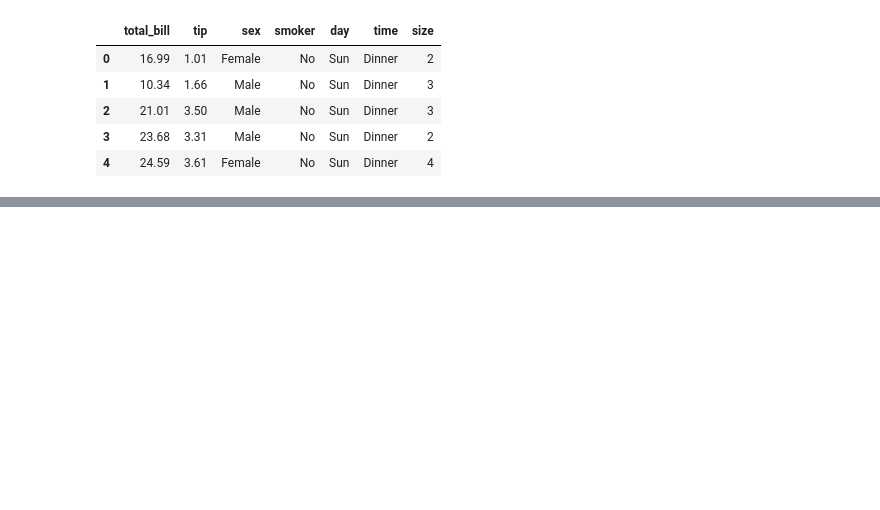
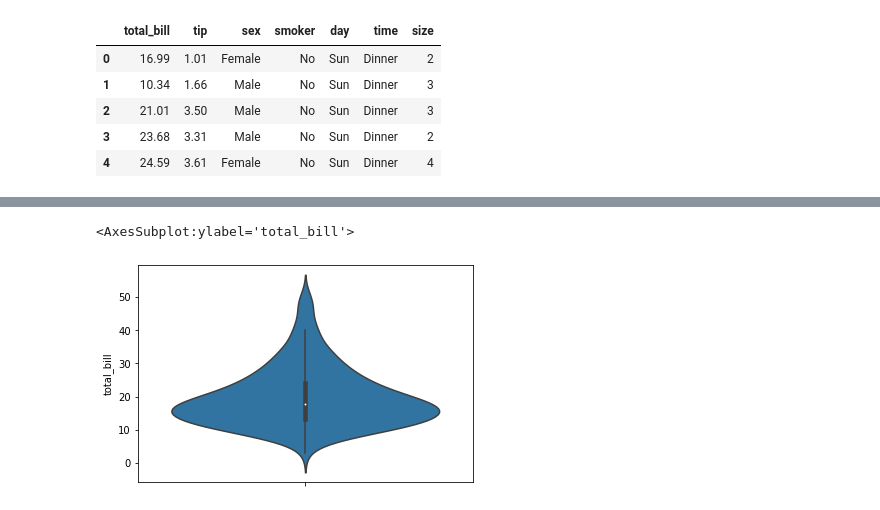
Before and after one commit to ybshankar010/machinelearning, a Jupyter notebook: articles/univariate analysis.ipynb, the cells around one changed output, grey strips where cells are left out. Saved outputs shown, nothing was run; the diff lists cells and outputs as text; code cells hidden in the pictures; blank space fills up the shorter version.

```diff
--- a/articles/univariate analysis.ipynb
+++ b/articles/univariate analysis.ipynb
@@ -14,0 +100,5 @@ df.head()
+# %%
+sns.violinplot(y="total_bill", data=df)
+# %% [output]
+<AxesSubplot:ylabel='total_bill'>
+[figure, added]
```
Also changed, not shown: parts of 10 cells of this notebook.
